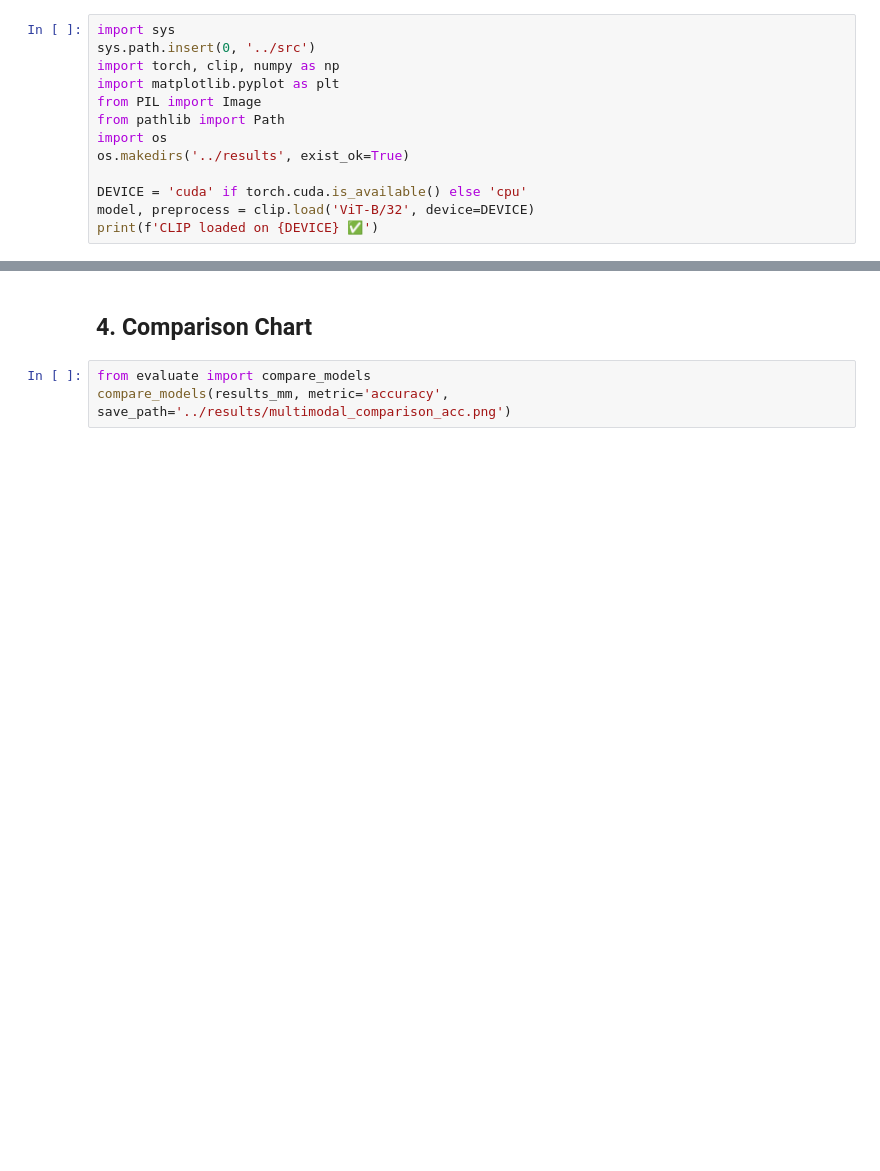
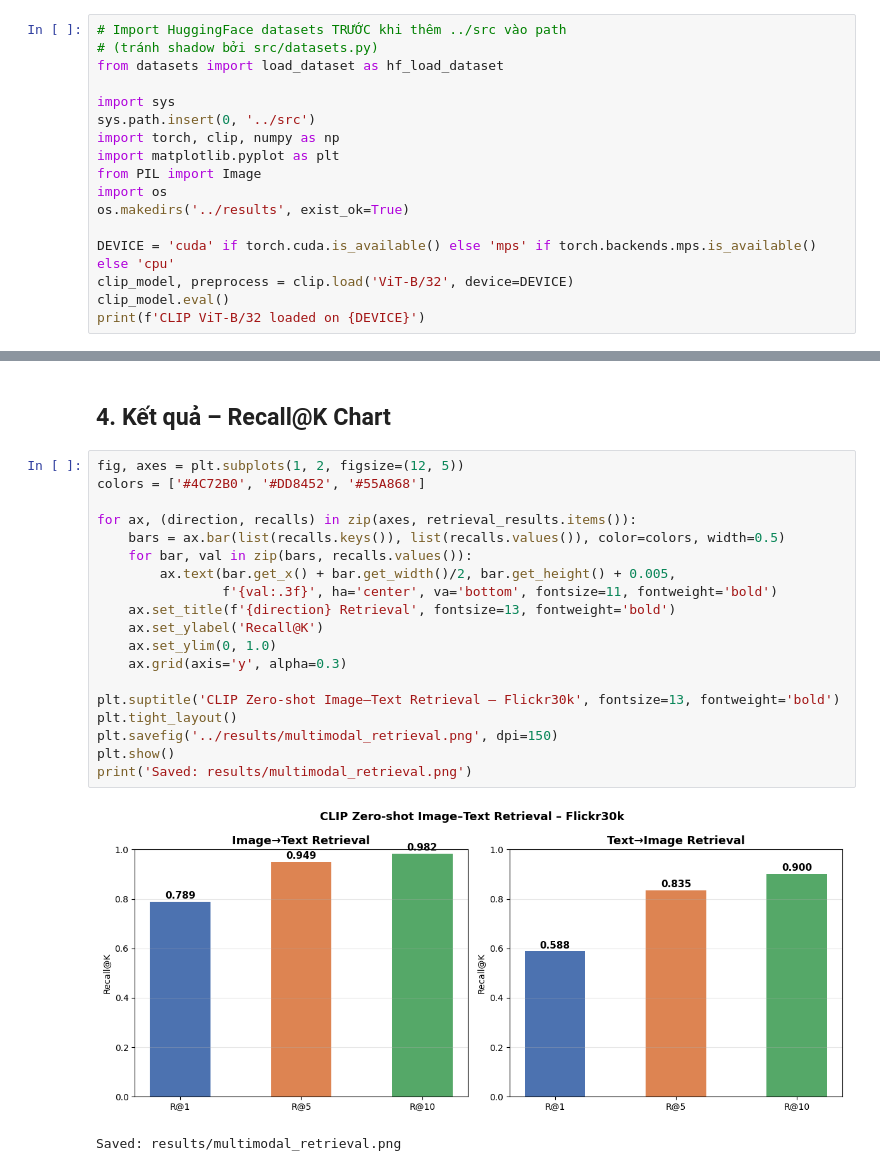
Before and after one commit to PhongNguyenTrung/hcmut-deeplearning-ass1, a Jupyter notebook: notebooks/06_multimodal_zeroshot_fewshot.ipynb, the cells around one changed output, grey strips where cells are left out. Cells and saved outputs as stored; diff of their text form; blank space fills up the shorter version.

```diff
--- a/notebooks/06_multimodal_zeroshot_fewshot.ipynb
+++ b/notebooks/06_multimodal_zeroshot_fewshot.ipynb
@@ -7,13 +11,17 @@ Dùng CLIP để so sánh zero-shot và few-shot classification trên tập đa
 # %%
+# Import HuggingFace datasets TRƯỚC khi thêm ../src vào path
+# (tránh shadow bởi src/datasets.py)
+from datasets import load_dataset as hf_load_dataset
+
 import sys
 sys.path.insert(0, '../src')
 import torch, clip, numpy as np
 import matplotlib.pyplot as plt
 from PIL import Image
-from pathlib import Path
 import os
 os.makedirs('../results', exist_ok=True)
 
-DEVICE = 'cuda' if torch.cuda.is_available() else 'cpu'
-model, preprocess = clip.load('ViT-B/32', device=DEVICE)
-print(f'CLIP loaded on {DEVICE} ✅')
+DEVICE = 'cuda' if torch.cuda.is_available() else 'mps' if torch.backends.mps.is_available() else 'cpu'
+clip_model, preprocess = clip.load('ViT-B/32', device=DEVICE)
+clip_model.eval()
+print(f'CLIP ViT-B/32 loaded on {DEVICE}')
@@ -127,5 +163,24 @@ for k in [1, 5, 10, 20]:
 # %% [markdown]
-## 4. Comparison Chart
+## 4. Kết quả – Recall@K Chart
 # %%
-from evaluate import compare_models
-compare_models(results_mm, metric='accuracy', save_path='../results/multimodal_comparison_acc.png')
+fig, axes = plt.subplots(1, 2, figsize=(12, 5))
+colors = ['#4C72B0', '#DD8452', '#55A868']
+
+for ax, (direction, recalls) in zip(axes, retrieval_results.items()):
+    bars = ax.bar(list(recalls.keys()), list(recalls.values()), color=colors, width=0.5)
+    for bar, val in zip(bars, recalls.values()):
+        ax.text(bar.get_x() + bar.get_width()/2, bar.get_height() + 0.005,
+                f'{val:.3f}', ha='center', va='bottom', fontsize=11, fontweight='bold')
+    ax.set_title(f'{direction} Retrieval', fontsize=13, fontweight='bold')
+    ax.set_ylabel('Recall@K')
+    ax.set_ylim(0, 1.0)
+    ax.grid(axis='y', alpha=0.3)
+
+plt.suptitle('CLIP Zero-shot Image–Text Retrieval – Flickr30k', fontsize=13, fontweight='bold')
+plt.tight_layout()
+plt.savefig('../results/multimodal_retrieval.png', dpi=150)
+plt.show()
+print('Saved: results/multimodal_retrieval.png')
+# %% [output]
+[figure, added]
+Saved: results/multimodal_retrieval.png
```
Also changed, not shown: parts of 10 cells of this notebook, 20 other files.
